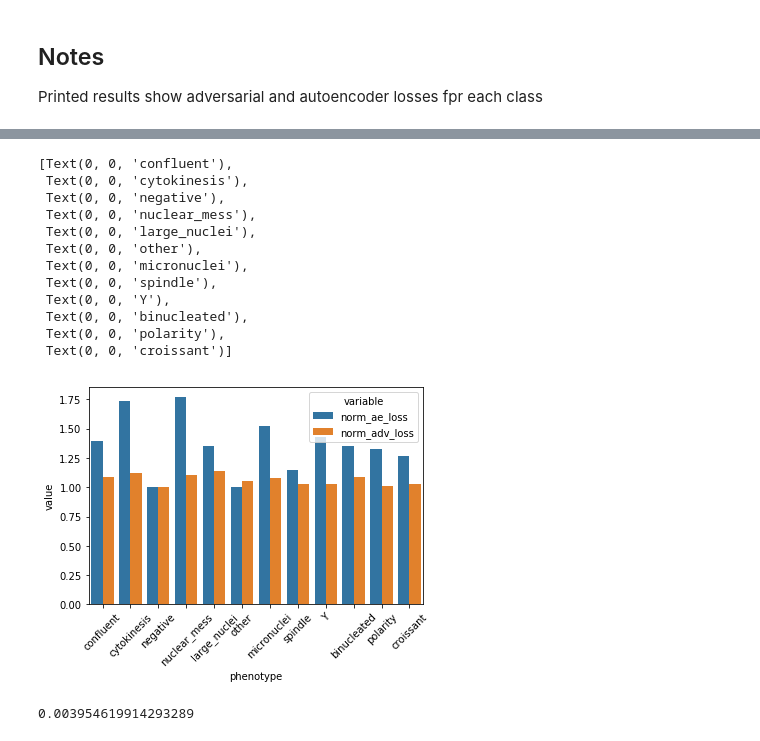
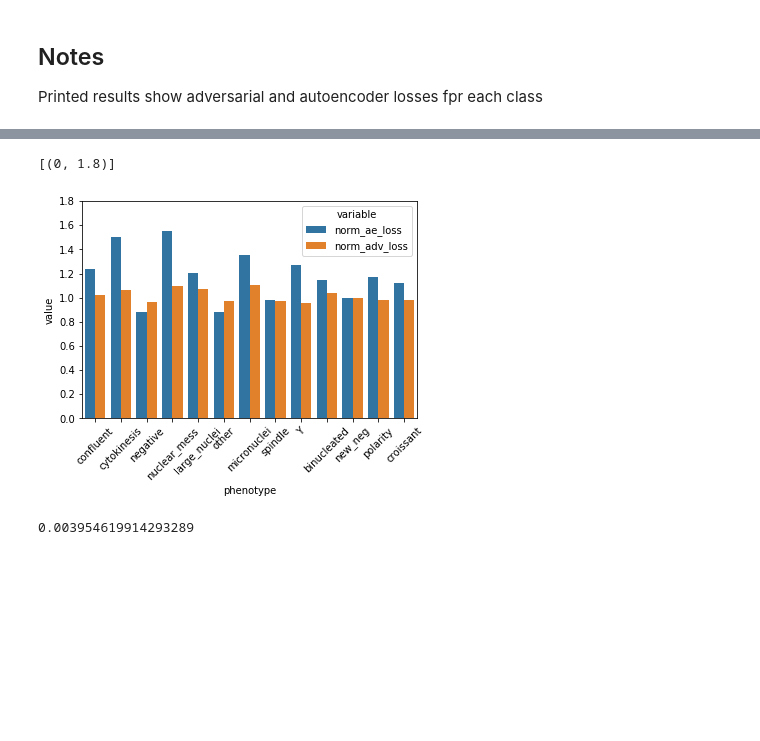
Before and after one commit to Gvaihir/image_sudoku, a Jupyter notebook: aae_recons_test.ipynb, the cells around one changed output, grey strips where cells are left out. Saved outputs shown, nothing was run; the diff lists cells and outputs as text; code cells hidden in the pictures; blank space fills up the shorter version.

```diff
--- a/aae_recons_test.ipynb
+++ b/aae_recons_test.ipynb
@@ -131,29 +149,22 @@ results
 # %%
+import pandas as pd
+import seaborn as sns
+
 res_dict = {x[0]: x[1] for x in results}
 res_df = pd.DataFrame(res_dict, index=["ae_loss", "adv_loss"]).transpose()
 res_df['phenotype'] = res_df.index
-res_df['norm_ae_loss'] = res_df.ae_loss / float(res_df.loc[res_df.phenotype=='negative','ae_loss'])
-res_df['norm_adv_loss'] = res_df.adv_loss / float(res_df.loc[res_df.phenotype=='negative','adv_loss'])
+res_df['norm_ae_loss'] = res_df.ae_loss / float(res_df.loc[res_df.phenotype=='new_neg','ae_loss'])
+res_df['norm_adv_loss'] = res_df.adv_loss / float(res_df.loc[res_df.phenotype=='new_neg','adv_loss'])
 res_df.drop(['ae_loss', 'adv_loss'], axis=1, inplace=True)
 res_melt = pd.melt(res_df,id_vars="phenotype")
 
 # plotting
 ax = sns.barplot(x='phenotype', y='value', hue='variable', data=res_melt)
-ax.set_xticklabels(ax.get_xticklabels(), rotation=45, )
+ax.set_xticklabels(ax.get_xticklabels(), rotation=45)
+ax.set(ylim=(0, 1.8))
 # %% [output]
-[Text(0, 0, 'confluent'),
- Text(0, 0, 'cytokinesis'),
- Text(0, 0, 'negative'),
- Text(0, 0, 'nuclear_mess'),
- Text(0, 0, 'large_nuclei'),
- Text(0, 0, 'other'),
- Text(0, 0, 'micronuclei'),
- Text(0, 0, 'spindle'),
- Text(0, 0, 'Y'),
- Text(0, 0, 'binucleated'),
- Text(0, 0, 'polarity'),
- Text(0, 0, 'croissant')]
+[(0, 1.8)]
-[figure, old version]
+[figure, new version]
 # %%
 rec_loss = [x[1][0] for x in results]
 adv_loss = [x[1][1] for x in results]
```
Also changed, not shown: parts of 5 cells of this notebook, 1 other file.
